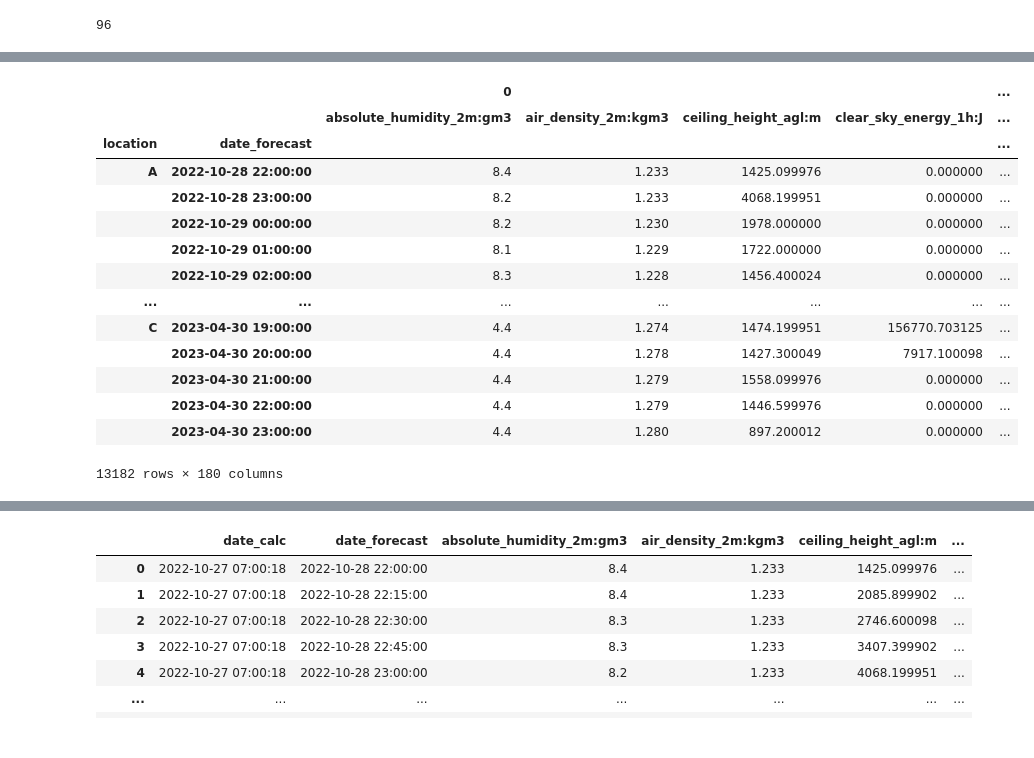
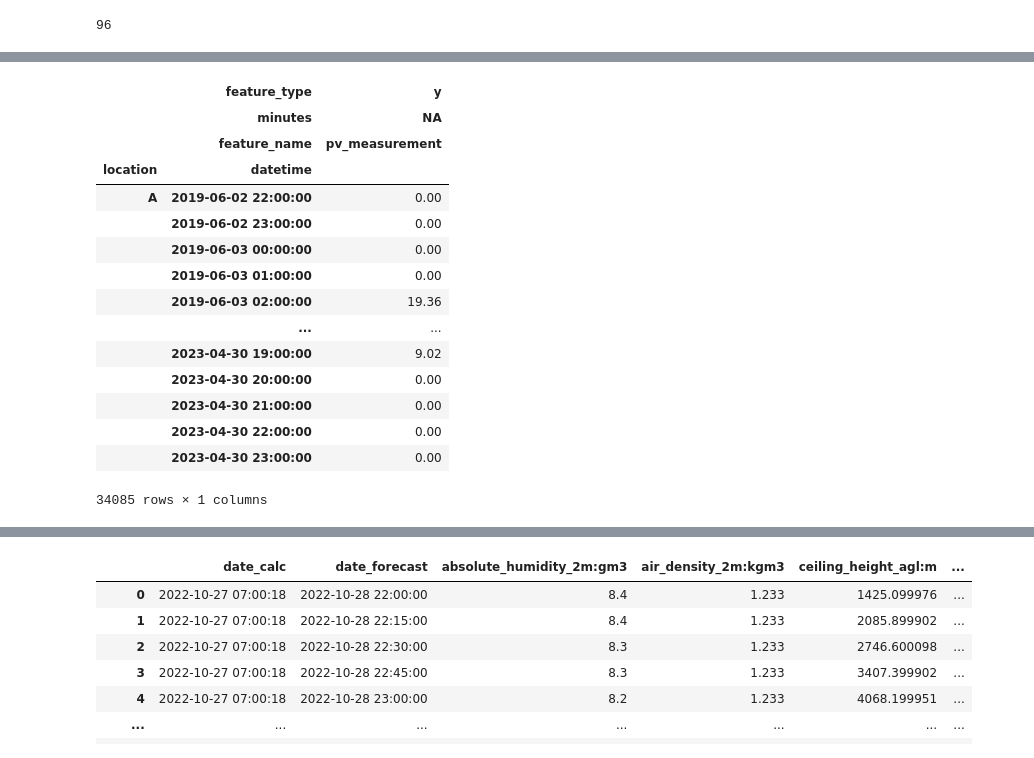
Before and after one commit to jacob-a-worsoe/stabekk, a Jupyter notebook: data/read_files.ipynb, the cells around one changed output, grey strips where cells are left out. Drawn from its saved outputs; the diff is of its cells as text; code cells hidden in the pictures.

```diff
--- a/data/read_files.ipynb
+++ b/data/read_files.ipynb
@@ -56,41 +68,77 @@ ret
 # %%
 ret = pd.DataFrame()
-ret.set_index(pd.MultiIndex(levels=[[],[]], codes=[[],[]], names=['location', 'date_forecast']), inplace=True)
-ret.columns = pd.MultiIndex.from_product([[], ret.columns])
+ret.set_index(pd.MultiIndex(levels=[[],[]], codes=[[],[]], names=['location', 'datetime']), inplace=True)
+ret.columns = pd.MultiIndex(levels=[[],[], []], codes=[[],[], []], names=['feature_type', 'minutes', 'feature_name'])
 
+
+# estimated data
 data_dict = {'A': X_train_estimated_a, 'B': X_train_estimated_b, 'C': X_train_estimated_c}
 
 for loc in data_dict:
     out_temp = pd.DataFrame(data_dict[loc].date_forecast.dt.floor('H').unique(), columns=['date_forecast'])
     out_temp.set_index('date_forecast', inplace=True)
-    out_temp.columns = pd.MultiIndex.from_product([[], out_temp.columns])
+    out_temp.columns = pd.MultiIndex.from_product([[], [], out_temp.columns], names=['feature_type', 'minutes', 'feature_name'])
 
     for m in [0, 15, 30, 45]:
         temp = data_dict[loc][data_dict[loc].date_forecast.dt.minute == m].copy()
         temp.set_index(temp.date_forecast.dt.floor('H'), inplace=True)
         temp.drop(columns=['date_calc', 'date_forecast'], inplace=True)
-        temp.columns = pd.MultiIndex.from_product([[m], temp.columns])
+        temp.columns = pd.MultiIndex.from_product([['estimated'], [m], temp.columns], names=['feature_type', 'minutes', 'feature_name'])
         out_temp = out_temp.merge(temp,left_index=True, right_index=True, how='outer')
 
-    out_temp.set_index(pd.MultiIndex.from_product([[loc], out_temp.index], names=['location', 'date_forecast']), inplace=True)
+    out_temp.set_index(pd.MultiIndex.from_product([[loc], out_temp.index], names=['location', 'datetime']), inplace=True)
+    ret = pd.concat([ret, out_temp])
+
+# observed data
+data_dict = {'A': X_train_observed_a, 'B': X_train_observed_b, 'C': X_train_observed_c}
+
+for loc in data_dict:
+    out_temp = pd.DataFrame(data_dict[loc].date_forecast.dt.floor('H').unique(), columns=['date_forecast'])
+    out_temp.set_index('date_forecast', inplace=True)
+    out_temp.columns = pd.MultiIndex.from_product([[], [], out_temp.columns], names=['feature_type', 'minutes', 'feature_name'])
+
+    for m in [0, 15, 30, 45]:
+        temp = data_dict[loc][data_dict[loc].date_forecast.dt.minute == m].copy()
+        temp.set_index(temp.date_forecast.dt.floor('H'), inplace=True)
+        temp.drop(columns=['date_forecast'], inplace=True)
+        temp.columns = pd.MultiIndex.from_product([['observed'], [m], temp.columns], names=['feature_type', 'minutes', 'feature_name'])
+        out_temp = out_temp.merge(temp,left_index=True, right_index=True, how='outer')
+
+    out_temp.set_index(pd.MultiIndex.from_product([[loc], out_temp.index], names=['location', 'datetime']), inplace=True)
     ret = pd.concat([ret, out_temp])
 
 
 
-ret
+# # train data
+data_dict = {'A': train_a}#, 'B': train_b, 'C': train_c}
+
+for loc in data_dict:
+
+    out_temp = data_dict[loc].dropna().copy()
+    out_temp.rename(columns={'time': 'datetime'}, inplace=True)
+    out_temp.set_index('datetime', inplace=True)
+    out_temp.columns = pd.MultiIndex.from_product([['y'], ['NA'], out_temp.columns], names=['feature_type', 'minutes', 'feature_name'])
+
+    out_temp.set_index(pd.MultiIndex.from_product([[loc], out_temp.index], names=['location', 'datetime']), inplace=True)
+
+    # ret = ret.merge(out_temp, left_index=True, right_index=True, how='outer')
+
+
+out_temp
 # %% [output]
-|  |  | 0 |  |  |  | ... |
-|  |  | absolute_humidity_2m:gm3 | air_density_2m:kgm3 | ceiling_height_agl:m | clear_sky_energy_1h:J | ... |
-| location | date_forecast |  |  |  |  | ... |
-| A | 2022-10-28 22:00:00 | 8.4 | 1.233 | 1425.099976 | 0.000000 | ... |
-|  | 2022-10-28 23:00:00 | 8.2 | 1.233 | 4068.199951 | 0.000000 | ... |
-|  | 2022-10-29 00:00:00 | 8.2 | 1.230 | 1978.000000 | 0.000000 | ... |
-|  | 2022-10-29 01:00:00 | 8.1 | 1.229 | 1722.000000 | 0.000000 | ... |
-|  | 2022-10-29 02:00:00 | 8.3 | 1.228 | 1456.400024 | 0.000000 | ... |
-| ... | ... | ... | ... | ... | ... | ... |
-| C | 2023-04-30 19:00:00 | 4.4 | 1.274 | 1474.199951 | 156770.703125 | ... |
-|  | 2023-04-30 20:00:00 | 4.4 | 1.278 | 1427.300049 | 7917.100098 | ... |
-|  | 2023-04-30 21:00:00 | 4.4 | 1.279 | 1558.099976 | 0.000000 | ... |
-|  | 2023-04-30 22:00:00 | 4.4 | 1.279 | 1446.599976 | 0.000000 | ... |
-|  | 2023-04-30 23:00:00 | 4.4 | 1.280 | 897.200012 | 0.000000 | ... |
+|  | feature_type | y |
+|  | minutes | NA |
+|  | feature_name | pv_measurement |
+| location | datetime |  |
+| A | 2019-06-02 22:00:00 | 0.00 |
+|  | 2019-06-02 23:00:00 | 0.00 |
+|  | 2019-06-03 00:00:00 | 0.00 |
+|  | 2019-06-03 01:00:00 | 0.00 |
+|  | 2019-06-03 02:00:00 | 19.36 |
+|  | ... | ... |
+|  | 2023-04-30 19:00:00 | 9.02 |
+|  | 2023-04-30 20:00:00 | 0.00 |
+|  | 2023-04-30 21:00:00 | 0.00 |
+|  | 2023-04-30 22:00:00 | 0.00 |
+|  | 2023-04-30 23:00:00 | 0.00 |
-13182 rows × 180 columns
+34085 rows × 1 columns
```
Also changed, not shown: parts of 3 cells of this notebook.
